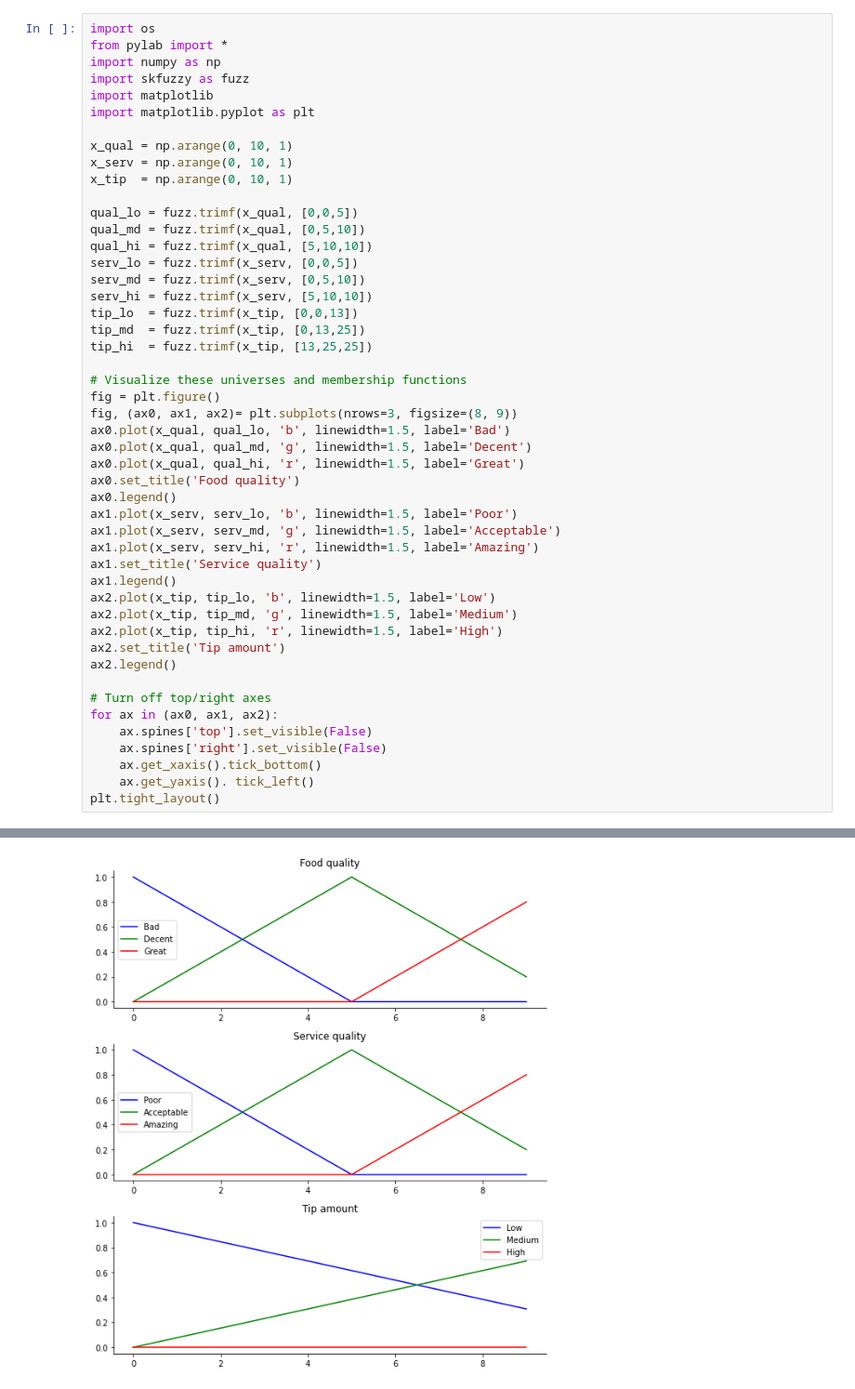
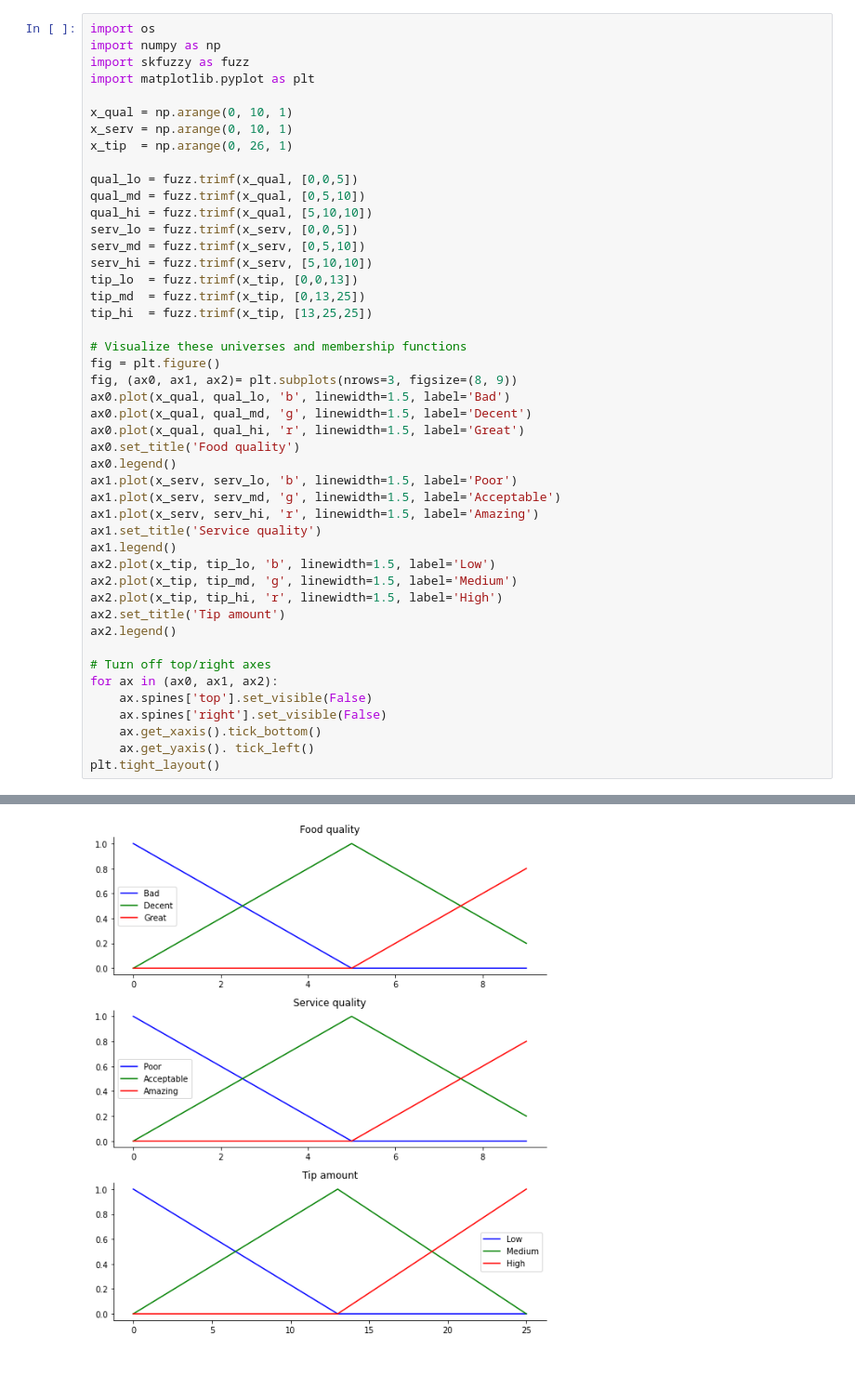
Before and after one commit to hoyirul/Artificial_Intelligence, a Jupyter notebook: P2/code/fuzzyfikasi.ipynb, the cells around one changed output, grey strips where cells are left out. Shown at 93% size. Drawn from its saved outputs; the diff is of its cells as text.

```diff
--- a/P2/code/fuzzyfikasi.ipynb
+++ b/P2/code/fuzzyfikasi.ipynb
@@ -1,14 +1,12 @@
 # %%
 import os
-from pylab import *
 import numpy as np
 import skfuzzy as fuzz
-import matplotlib
 import matplotlib.pyplot as plt
 
 x_qual = np.arange(0, 10, 1)
 x_serv = np.arange(0, 10, 1)
-x_tip  = np.arange(0, 10, 1)
+x_tip  = np.arange(0, 26, 1)
 
 qual_lo = fuzz.trimf(x_qual, [0,0,5])
 qual_md = fuzz.trimf(x_qual, [0,5,10])
@@ -21,31 +19,31 @@ tip_md  = fuzz.trimf(x_tip, [0,13,25])
 tip_hi  = fuzz.trimf(x_tip, [13,25,25])
 
 # Visualize these universes and membership functions
 fig = plt.figure()
 fig, (ax0, ax1, ax2)= plt.subplots(nrows=3, figsize=(8, 9))
 ax0.plot(x_qual, qual_lo, 'b', linewidth=1.5, label='Bad')
 ax0.plot(x_qual, qual_md, 'g', linewidth=1.5, label='Decent')
 ax0.plot(x_qual, qual_hi, 'r', linewidth=1.5, label='Great')
 ax0.set_title('Food quality')
 ax0.legend()
 ax1.plot(x_serv, serv_lo, 'b', linewidth=1.5, label='Poor')
 ax1.plot(x_serv, serv_md, 'g', linewidth=1.5, label='Acceptable')
 ax1.plot(x_serv, serv_hi, 'r', linewidth=1.5, label='Amazing')
 ax1.set_title('Service quality')
 ax1.legend()
 ax2.plot(x_tip, tip_lo, 'b', linewidth=1.5, label='Low')
 ax2.plot(x_tip, tip_md, 'g', linewidth=1.5, label='Medium')
 ax2.plot(x_tip, tip_hi, 'r', linewidth=1.5, label='High')
 ax2.set_title('Tip amount')
 ax2.legend()
 
 # Turn off top/right axes
 for ax in (ax0, ax1, ax2):
     ax.spines['top'].set_visible(False)
     ax.spines['right'].set_visible(False)
     ax.get_xaxis().tick_bottom()
     ax.get_yaxis(). tick_left()
 plt.tight_layout()
 # %% [output]
 <Figure size 432x288 with 0 Axes>
-[figure, old version]
+[figure, new version]
```
Also changed, not shown: 5 other files.
